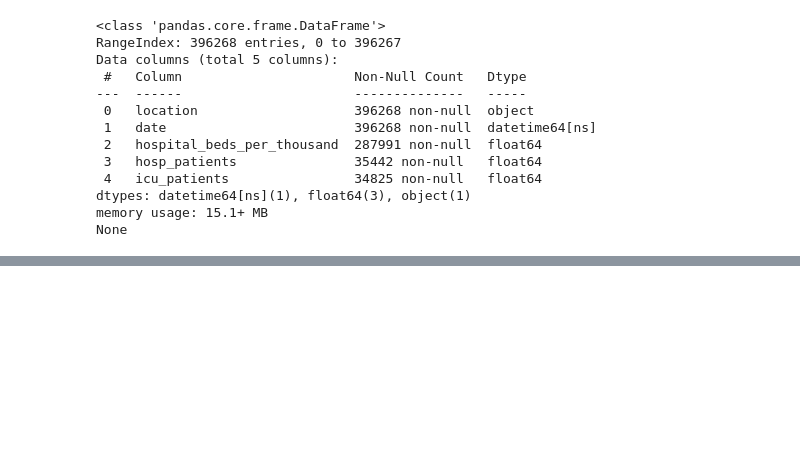
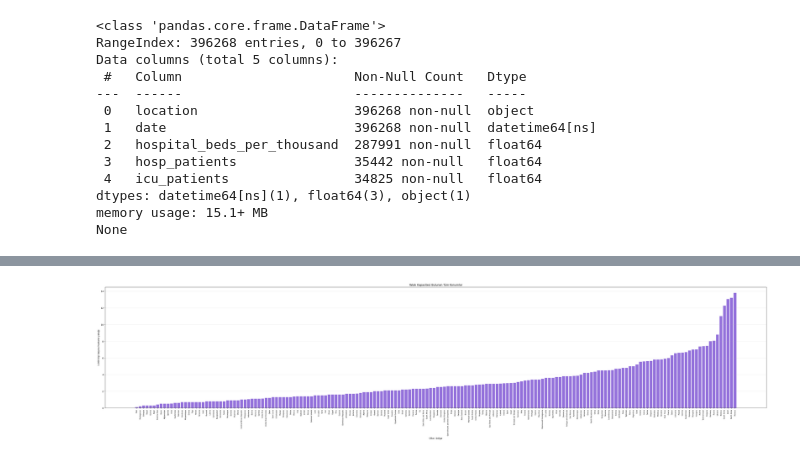
Before and after one commit to nazlican-engineer/CoronaVirusProject, a Jupyter notebook: covid_analysis.ipynb, the cells around one changed output, grey strips where cells are left out. Saved outputs shown, nothing was run; the diff lists cells and outputs as text; code cells hidden in the pictures; blank space fills up the shorter version.

```diff
--- a/covid_analysis.ipynb
+++ b/covid_analysis.ipynb
@@ -3058,0 +3109,13 @@ None
+# %%
+bed_data_locations = bed_check.loc[
+    bed_check['dolu_yatak_kaydi'].gt(0)
+]
+
+bed_needs_review = bed_data_locations.loc[
+    (bed_data_locations['dolu_yatak_kaydi']
+     < bed_data_locations['toplam_satir'])
+    | (bed_data_locations['farkli_yatak_degeri'].ne(1))
+    | (bed_data_locations['en_dusuk_yatak'].le(0))
+]
+
+print(bed_needs_review)
@@ -3058,0 +3169,31 @@ None
+# %%
+#yatak bilgisi girilen  ülkeleri bin kişi başına hesaplanması
+all_bed_capacity = (
+    bed_capacity
+    .sort_values('yatak_bin_kisi_basina')
+)
+
+fig, ax = plt.subplots(figsize=(42, 10))
+
+ax.bar(
+    all_bed_capacity.index,
+    all_bed_capacity['yatak_bin_kisi_basina'],
+    color='mediumpurple'
+)
+
+ax.set_title('Yatak Kapasitesi Bulunan Tüm Konumlar')
+ax.set_xlabel('Ülke / bölge')
+ax.set_ylabel('1.000 kişi başına hastane yatağı')
+
+ax.tick_params(
+    axis='x',
+    labelrotation=90,
+    labelsize=7
+)
+
+ax.grid(axis='y', alpha=0.3)
+
+plt.tight_layout()
+plt.show()
+# %% [output]
+[figure, added]
```
Also changed, not shown: parts of 4 cells of this notebook.
